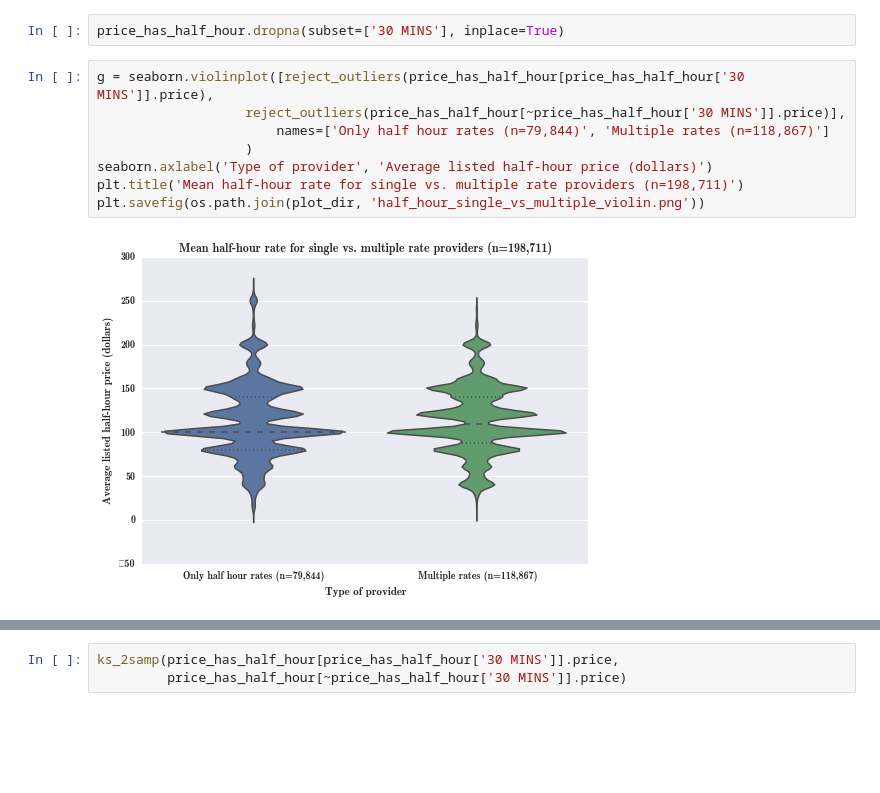
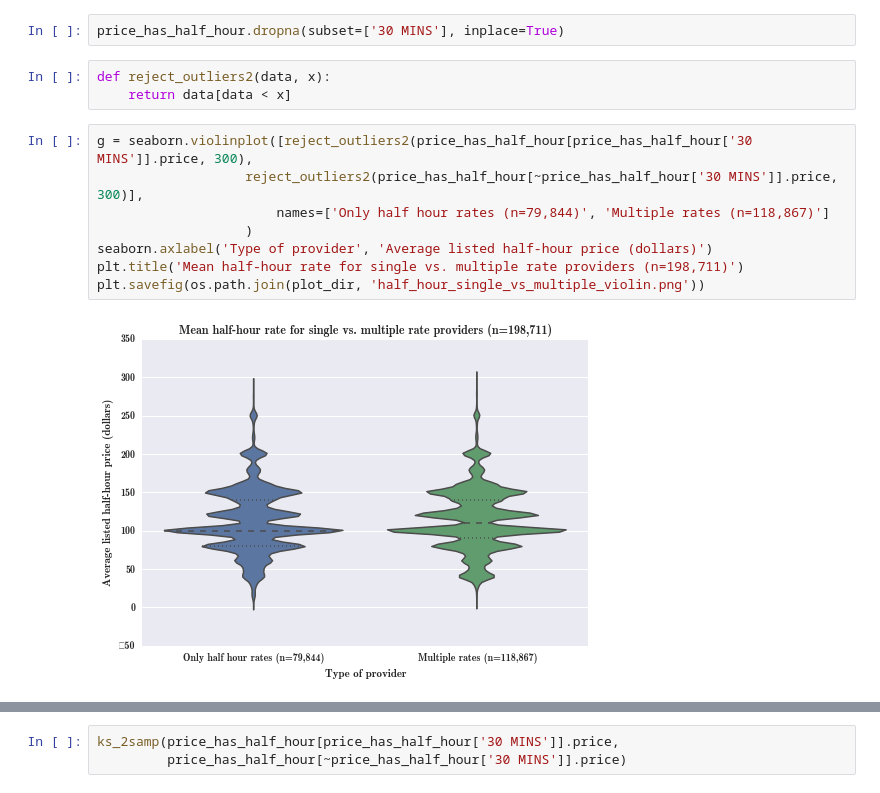
Before and after one commit to giantoak/memex-diagnostics, a Jupyter notebook: notebooks/Price per hour diagnostics.ipynb, the cells around one changed output, grey strips where cells are left out. Drawn from its saved outputs; the diff is of its cells as text; blank space fills up the shorter version.

Commit message:
Replaced outliers with consistent 300/500 cutoff

```diff
--- a/notebooks/Price per hour diagnostics.ipynb
+++ b/notebooks/Price per hour diagnostics.ipynb
@@ -142,14 +142,17 @@ price_has_half_hour.shape, (~price_has_half_hour['30 MINS']).sum(), (price_has_h
 ((198711, 3), 118867, 79844)
 # %%
 price_has_half_hour.dropna(subset=['30 MINS'], inplace=True)
+# %%
+def reject_outliers2(data, x):
+    return data[data < x]
 # %%
-g = seaborn.violinplot([reject_outliers(price_has_half_hour[price_has_half_hour['30 MINS']].price),
-                   reject_outliers(price_has_half_hour[~price_has_half_hour['30 MINS']].price)],
+g = seaborn.violinplot([reject_outliers2(price_has_half_hour[price_has_half_hour['30 MINS']].price, 300),
+                   reject_outliers2(price_has_half_hour[~price_has_half_hour['30 MINS']].price, 300)],
                        names=['Only half hour rates (n=79,844)', 'Multiple rates (n=118,867)']
                    )
 seaborn.axlabel('Type of provider', 'Average listed half-hour price (dollars)')
 plt.title('Mean half-hour rate for single vs. multiple rate providers (n=198,711)')
 plt.savefig(os.path.join(plot_dir, 'half_hour_single_vs_multiple_violin.png'))
 # %% [output]
-[figure, old version]
+[figure, new version]
 # %%
```
Also changed, not shown: parts of 2 cells of this notebook, 4 other files.
